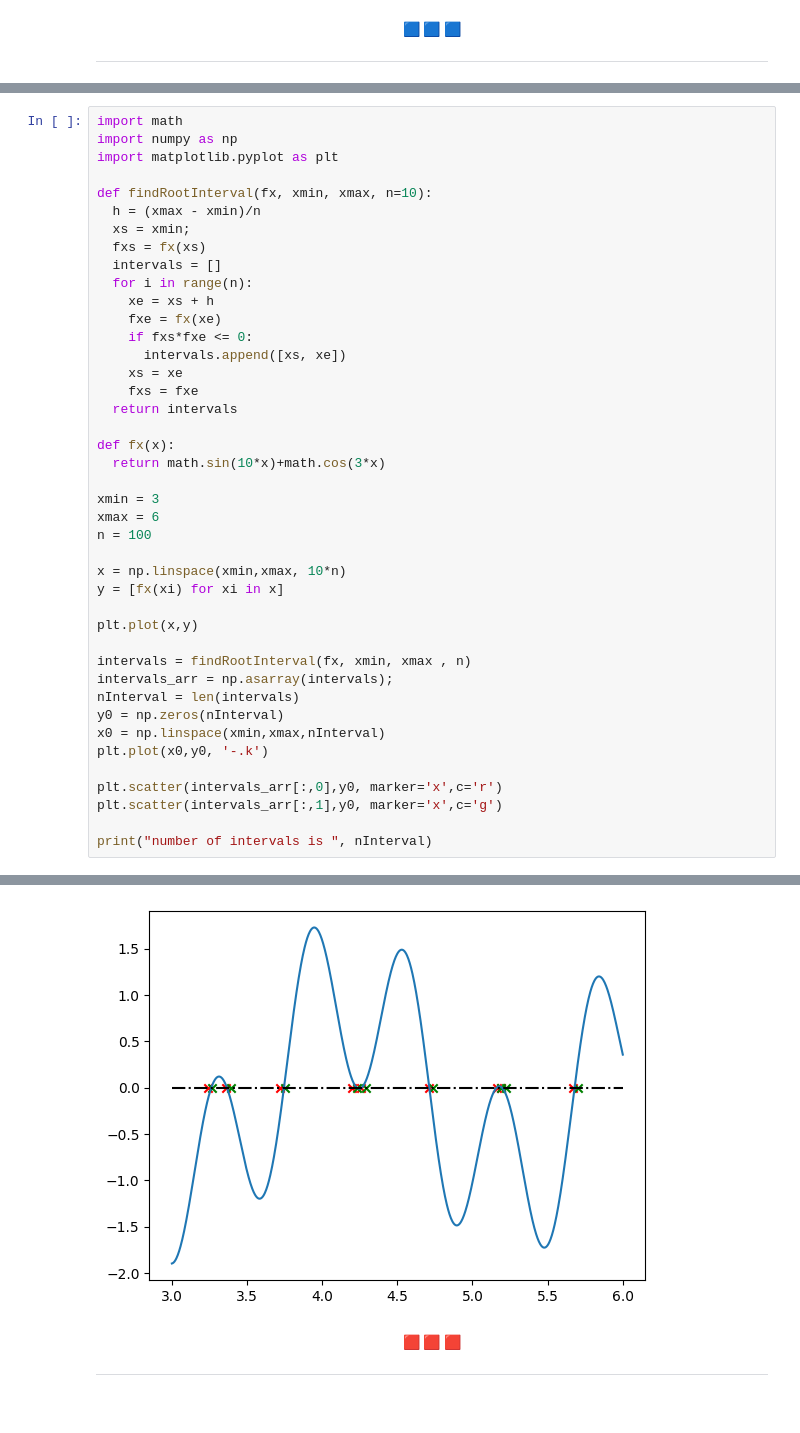
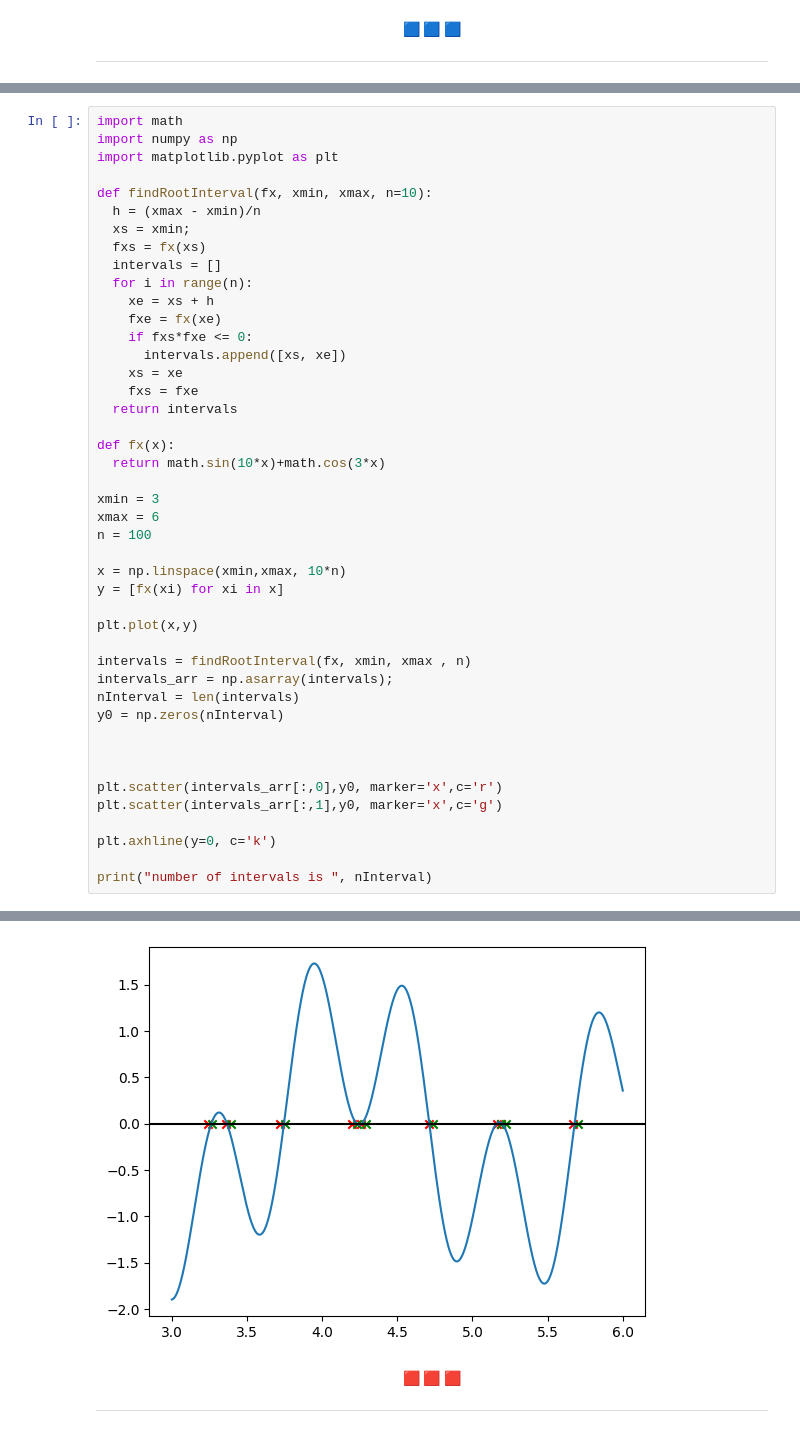
Before and after one commit to hamidrezanorouzi/numericalMethods, a Jupyter notebook: Lectures/nonLinearEquations_Part1.ipynb, the cells around one changed output, grey strips where cells are left out. Cells and saved outputs as stored; diff of their text form.

```diff
--- a/Lectures/nonLinearEquations_Part1.ipynb
+++ b/Lectures/nonLinearEquations_Part1.ipynb
@@ -99,36 +138,38 @@ def findRootInterval(fx, xmin, xmax, n=10):
     fxe = fx(xe)
     if fxs*fxe <= 0:
       intervals.append([xs, xe])
     xs = xe
     fxs = fxe
   return intervals
 
 def fx(x):
   return math.sin(10*x)+math.cos(3*x)
 
 xmin = 3
 xmax = 6
 n = 100
 
 x = np.linspace(xmin,xmax, 10*n)
 y = [fx(xi) for xi in x]
 
 plt.plot(x,y)
 
 intervals = findRootInterval(fx, xmin, xmax , n)
 intervals_arr = np.asarray(intervals);
 nInterval = len(intervals)
 y0 = np.zeros(nInterval)
-x0 = np.linspace(xmin,xmax,nInterval)
-plt.plot(x0,y0, '-.k')
+
+
 
 plt.scatter(intervals_arr[:,0],y0, marker='x',c='r')
 plt.scatter(intervals_arr[:,1],y0, marker='x',c='g')
 
+plt.axhline(y=0, c='k')
+
 print("number of intervals is ", nInterval)
 # %% [output]
 number of intervals is  9
-[figure, old version]
+[figure, new version]
 # %% [markdown]
 <div align="center">
 🟥 🟥 🟥
```
Also changed, not shown: parts of 19 cells of this notebook.
